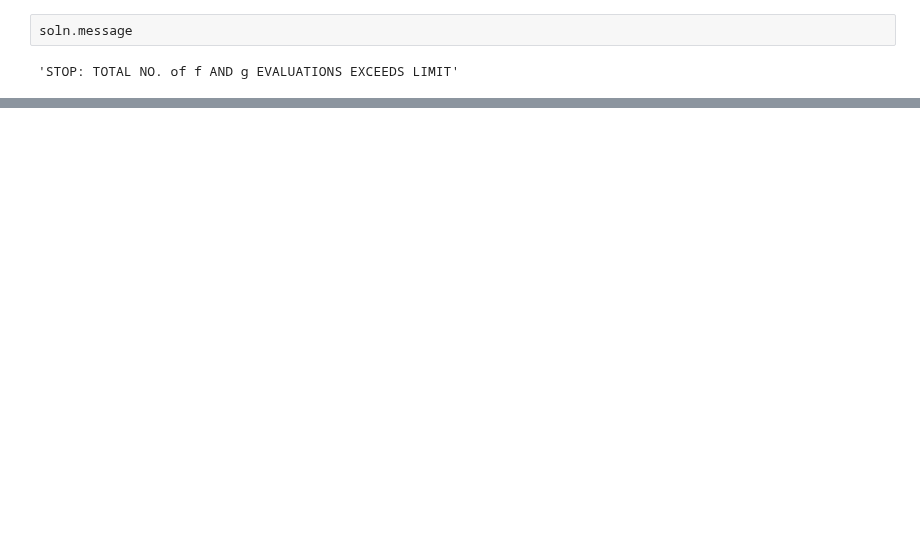
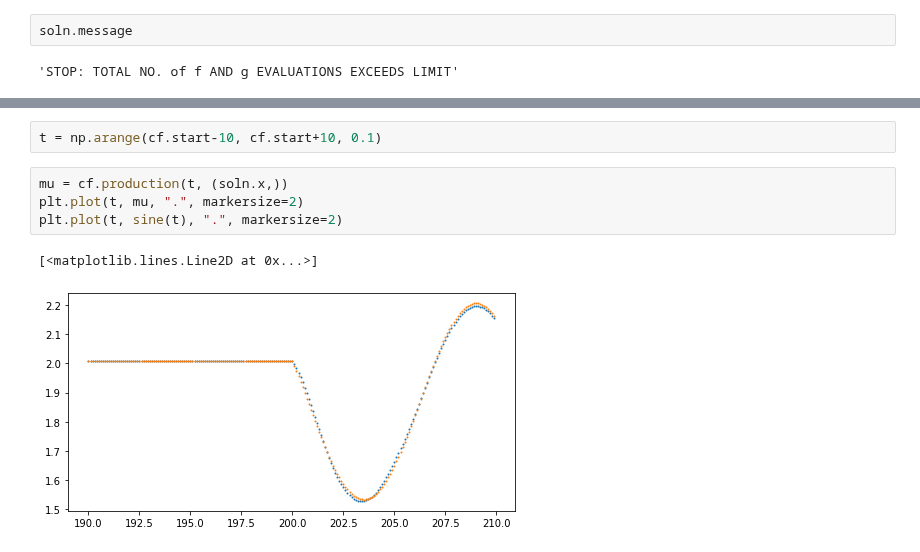
Before and after one commit to SharmaLlama/ticktack, a Jupyter notebook: notebooks/cp_injection_recovery_sine_gp.ipynb, the cells around one changed output, grey strips where cells are left out. Drawn from its saved outputs; the diff is of its cells as text; blank space fills up the shorter version.

```diff
--- a/notebooks/cp_injection_recovery_sine_gp.ipynb
+++ b/notebooks/cp_injection_recovery_sine_gp.ipynb
@@ -90,0 +155,9 @@ plt.plot(jnp.arange(100, 300), sine(jnp.arange(100, 300)))
+# %%
+t = np.arange(cf.start-10, cf.start+10, 0.1)
+# %%
+mu = cf.production(t, (soln.x,))
+plt.plot(t, mu, ".", markersize=2)
+plt.plot(t, sine(t), ".", markersize=2)
+# %% [output]
+[<matplotlib.lines.Line2D at 0x...>]
+[figure, added]
```
Also changed, not shown: parts of 23 cells of this notebook, 11 other files.
